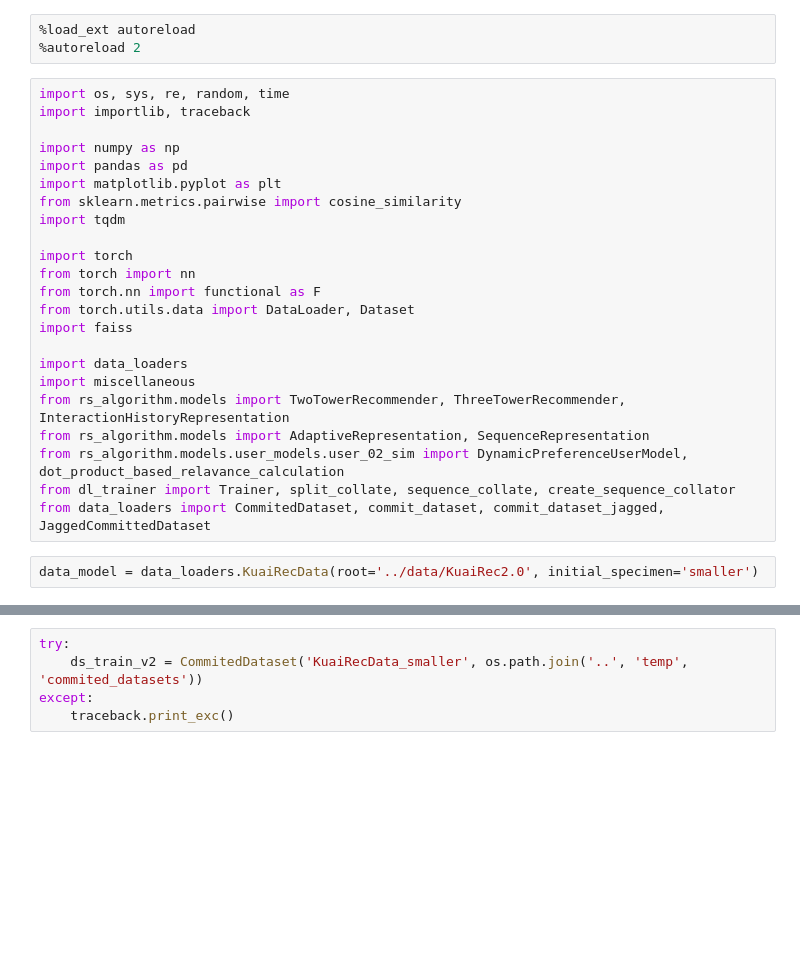
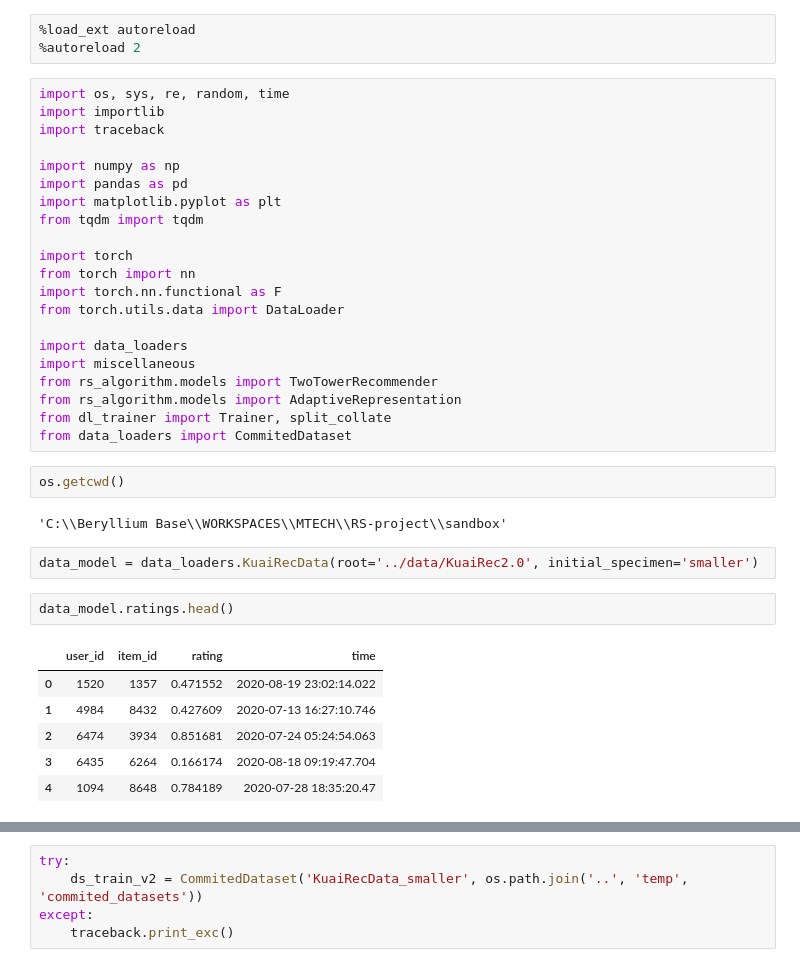
Before and after one commit to Minecraftian14/rs-fatigue-aware-dual-system-recommender-system, a Jupyter notebook: sandbox/kuairec_system_1_training.ipynb, the cells around one changed output, grey strips where cells are left out. Cells and saved outputs as stored; diff of their text form; blank space fills up the shorter version.

```diff
--- a/sandbox/kuairec_system_1_training.ipynb
+++ b/sandbox/kuairec_system_1_training.ipynb
@@ -3,26 +3,37 @@
 %autoreload 2
 # %%
 import os, sys, re, random, time
-import importlib, traceback
+import importlib
+import traceback
 
 import numpy as np
 import pandas as pd
 import matplotlib.pyplot as plt
-from sklearn.metrics.pairwise import cosine_similarity
-import tqdm
+from tqdm import tqdm
 
 import torch
 from torch import nn
-from torch.nn import functional as F
-from torch.utils.data import DataLoader, Dataset
-import faiss
+import torch.nn.functional as F
+from torch.utils.data import DataLoader
 
 import data_loaders
 import miscellaneous
-from rs_algorithm.models import TwoTowerRecommender, ThreeTowerRecommender, InteractionHistoryRepresentation
-from rs_algorithm.models import AdaptiveRepresentation, SequenceRepresentation
-from rs_algorithm.models.user_models.user_02_sim import DynamicPreferenceUserModel, dot_product_based_relavance_calculation
-from dl_trainer import Trainer, split_collate, sequence_collate, create_sequence_collator
-from data_loaders import CommitedDataset, commit_dataset, commit_dataset_jagged, JaggedCommittedDataset
+from rs_algorithm.models import TwoTowerRecommender
+from rs_algorithm.models import AdaptiveRepresentation
+from dl_trainer import Trainer, split_collate
+from data_loaders import CommitedDataset
+# %%
+os.getcwd()
+# %% [output]
+'C:\\Beryllium Base\\WORKSPACES\\MTECH\\RS-project\\sandbox'
 # %%
 data_model = data_loaders.KuaiRecData(root='../data/KuaiRec2.0', initial_specimen='smaller')
+# %%
+data_model.ratings.head()
+# %% [output]
+|  | user_id | item_id | rating | time |
+| 0 | 1520 | 1357 | 0.471552 | 2020-08-19 23:02:14.022 |
+| 1 | 4984 | 8432 | 0.427609 | 2020-07-13 16:27:10.746 |
+| 2 | 6474 | 3934 | 0.851681 | 2020-07-24 05:24:54.063 |
+| 3 | 6435 | 6264 | 0.166174 | 2020-08-18 09:19:47.704 |
+| 4 | 1094 | 8648 | 0.784189 | 2020-07-28 18:35:20.47 |
```
Also changed, not shown: parts of 79 cells of this notebook, 24 other files.
